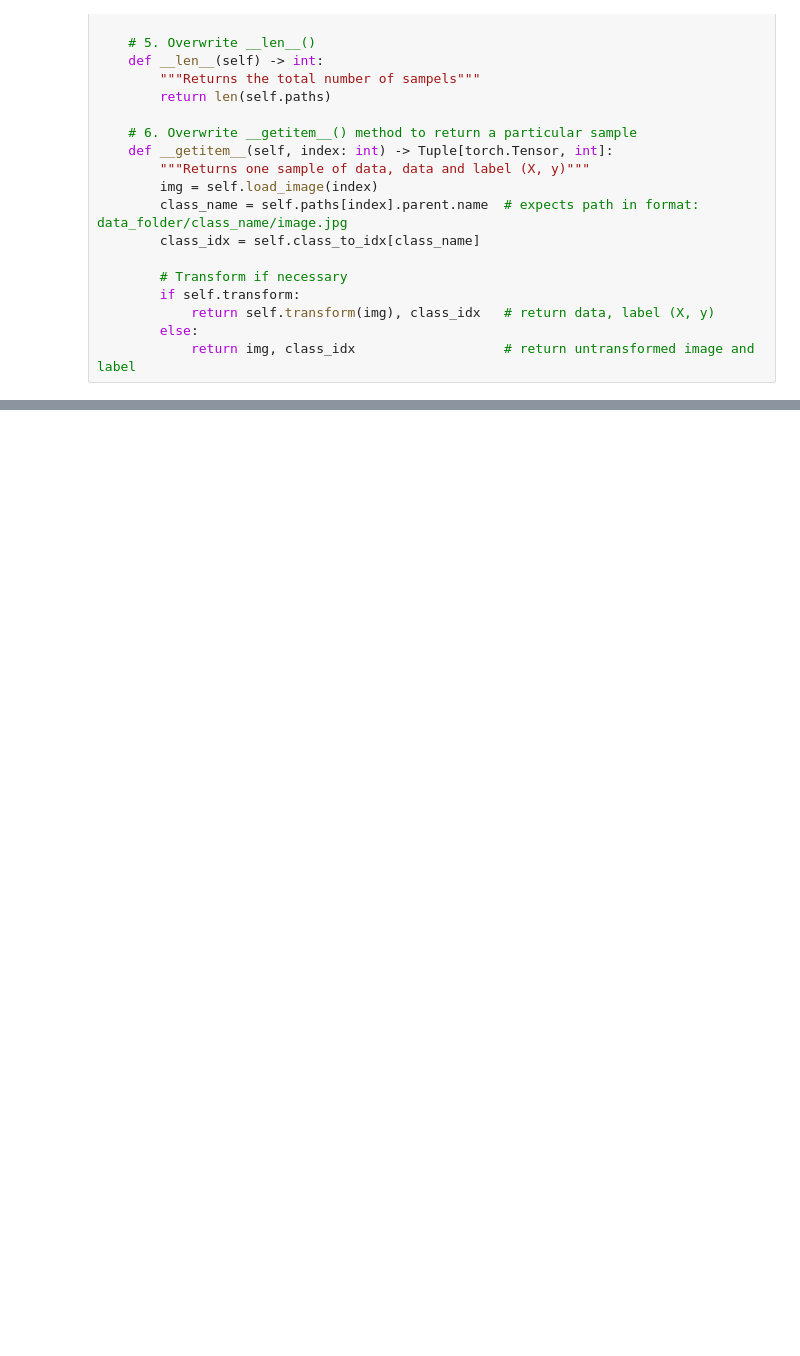
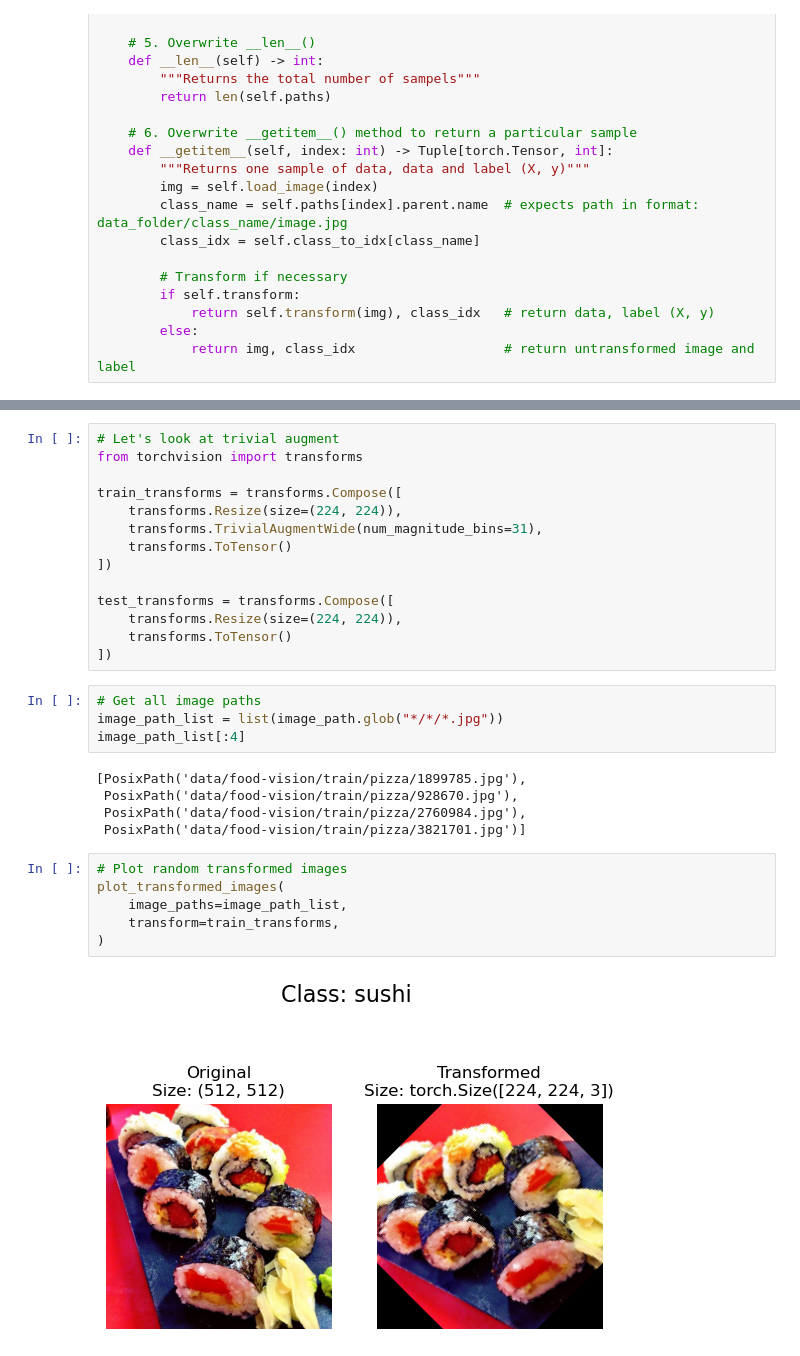
Before and after one commit to NemanjaTomic57/data-science, a Jupyter notebook: pytorch/05_food-vision.ipynb, the cells around one changed output, grey strips where cells are left out. Cells and saved outputs as stored; diff of their text form; blank space fills up the shorter version.

Commit message:
pytorch: food-vision

```diff
--- a/pytorch/05_food-vision.ipynb
+++ b/pytorch/05_food-vision.ipynb
@@ -444,0 +589,31 @@ class ImageFolderCustom(Dataset):
+# %%
+# Let's look at trivial augment
+from torchvision import transforms
+
+train_transforms = transforms.Compose([
+    transforms.Resize(size=(224, 224)),
+    transforms.TrivialAugmentWide(num_magnitude_bins=31),
+    transforms.ToTensor()
+])
+
+test_transforms = transforms.Compose([
+    transforms.Resize(size=(224, 224)),
+    transforms.ToTensor()
+])
+# %%
+# Get all image paths
+image_path_list = list(image_path.glob("*/*/*.jpg"))
+image_path_list[:4]
+# %% [output]
+[PosixPath('data/food-vision/train/pizza/1899785.jpg'),
+ PosixPath('data/food-vision/train/pizza/928670.jpg'),
+ PosixPath('data/food-vision/train/pizza/2760984.jpg'),
+ PosixPath('data/food-vision/train/pizza/3821701.jpg')]
+# %%
+# Plot random transformed images
+plot_transformed_images(
+    image_paths=image_path_list,
+    transform=train_transforms,
+)
+# %% [output]
+[figure, added]
```
Also changed, not shown: parts of 72 cells of this notebook.
